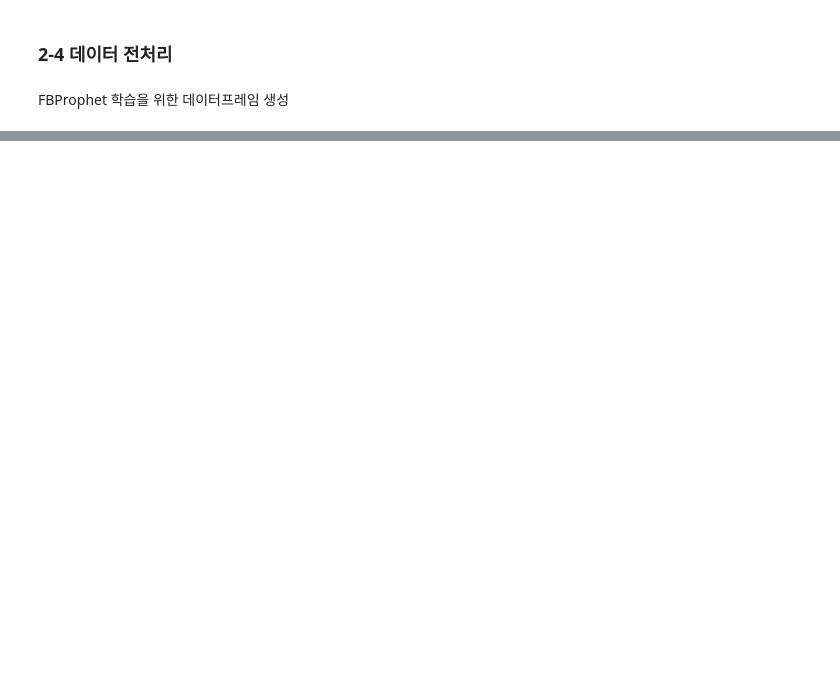
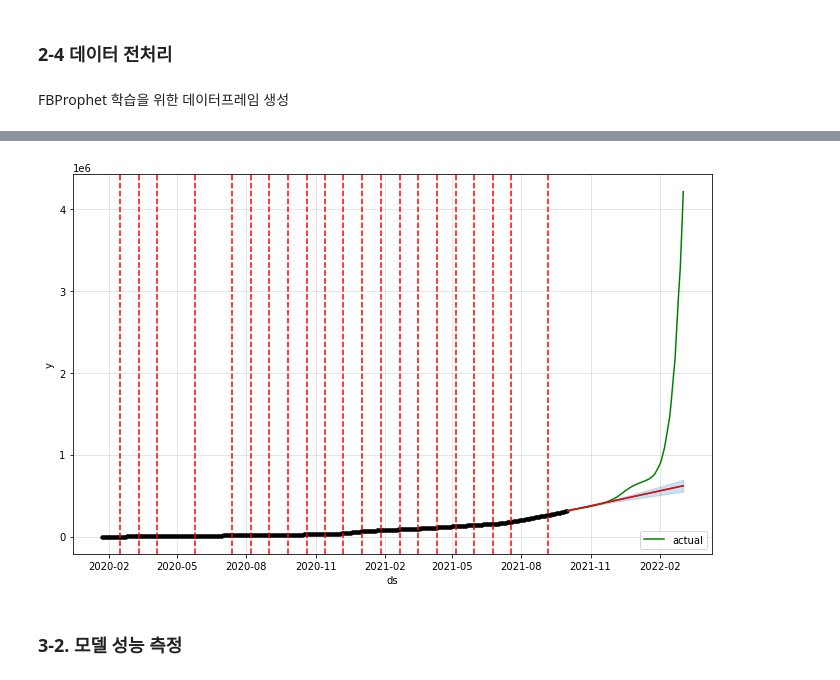
Before and after one commit to jadefactory/Portfolio_February, a Jupyter notebook: covid19_diffusion_trend.ipynb, the cells around one changed output, grey strips where cells are left out. Saved outputs shown, nothing was run; the diff lists cells and outputs as text; code cells hidden in the pictures; blank space fills up the shorter version.

```diff
--- a/covid19_diffusion_trend.ipynb
+++ b/covid19_diffusion_trend.ipynb
@@ -273,0 +324,9 @@ df
+# %%
+fig = model.plot(pred)
+plt.plot(test_df['ds'], test_df['y'], 'g-', label='actual')
+changes = add_changepoints_to_plot(fig.gca(), model, pred)
+plt.legend();
+# %% [output]
+[figure, added]
+# %% [markdown]
+### 3-2. 모델 성능 측정
```
Also changed, not shown: parts of 27 cells of this notebook, 1 other file.
